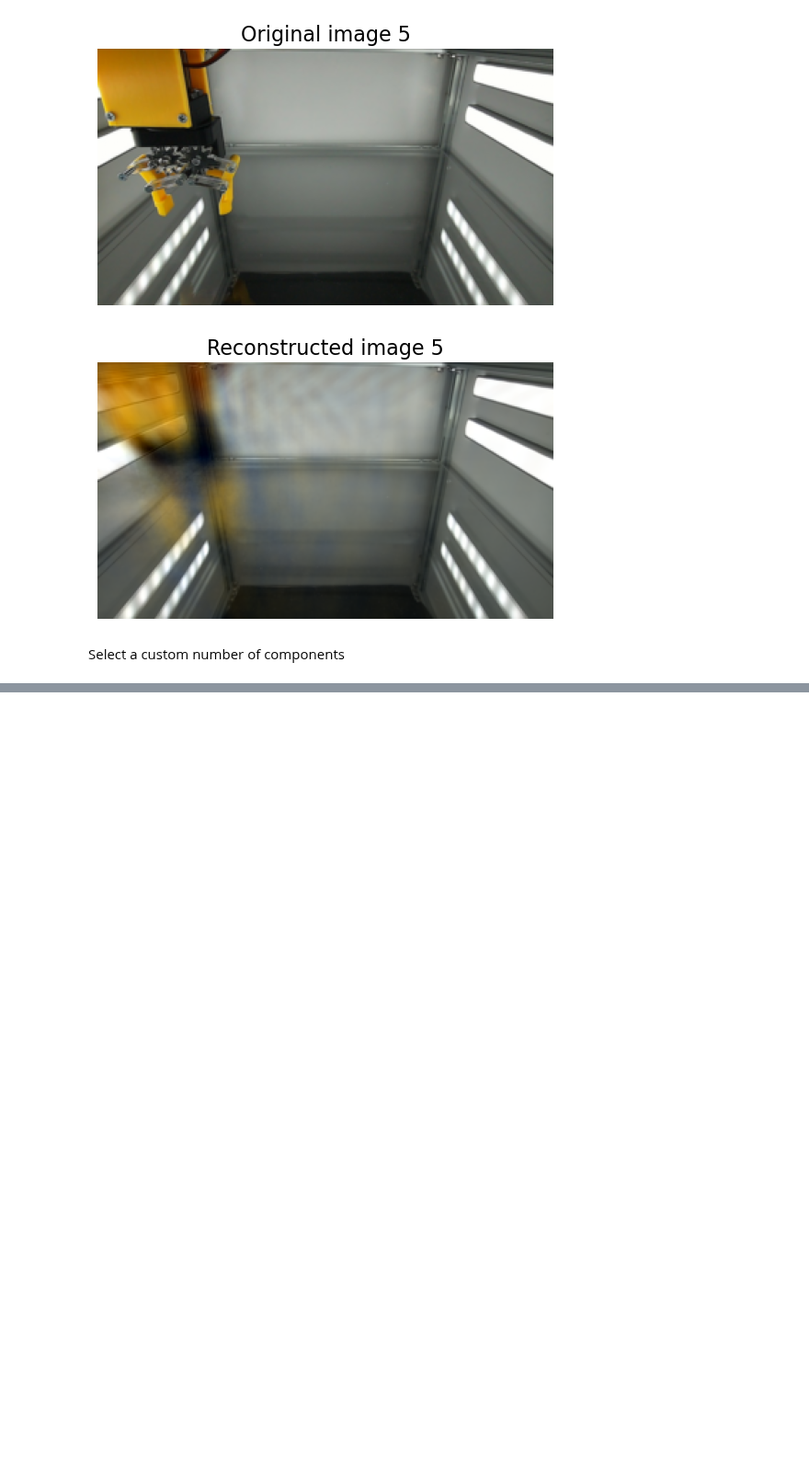
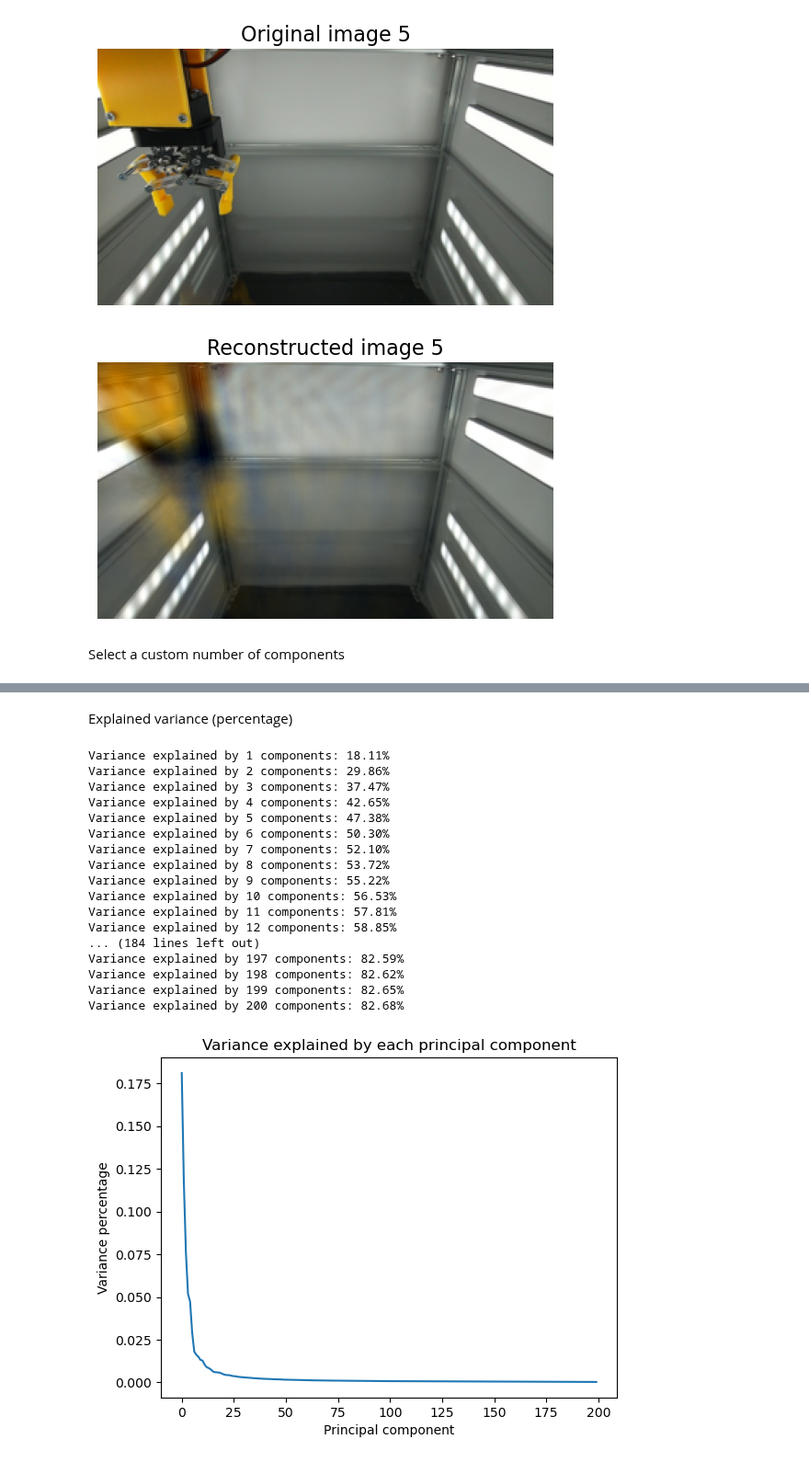
Before and after one commit to GiacomoBillo/cloudgripper-visual-autoencoder, a Jupyter notebook: data_analysis/pca.ipynb, the cells around one changed output, grey strips where cells are left out. Shown at 92% size. Cells and saved outputs as stored; diff of their text form; code cells hidden in the pictures; blank space fills up the shorter version.

```diff
--- a/data_analysis/pca.ipynb
+++ b/data_analysis/pca.ipynb
@@ -216,0 +222,38 @@ Projections shape: torch.Size([200, 200])
+# %% [markdown]
+Explained variance (percentage)
+# %%
+import matplotlib.pyplot as plt
+
+explained_variance = pca.explained_variance_ratio_
+plt.plot(explained_variance)
+plt.xlabel("Principal component")
+plt.ylabel("Variance percentage")
+plt.title("Variance explained by each principal component")
+
+plt.figure()
+plt.plot(np.cumsum(explained_variance))
+plt.xlabel("Principal component")
+plt.ylabel("Variance percentage")
+plt.title("Variance explained by n components")
+
+for i in range(len(explained_variance)):
+    print(f"Variance explained by {i+1} components: {np.sum(explained_variance[:i+1])*100:.2f}%")
+# %% [output]
+Variance explained by 1 components: 18.11%
+Variance explained by 2 components: 29.86%
+Variance explained by 3 components: 37.47%
+Variance explained by 4 components: 42.65%
+Variance explained by 5 components: 47.38%
+Variance explained by 6 components: 50.30%
+Variance explained by 7 components: 52.10%
+Variance explained by 8 components: 53.72%
+Variance explained by 9 components: 55.22%
+Variance explained by 10 components: 56.53%
+Variance explained by 11 components: 57.81%
+Variance explained by 12 components: 58.85%
+... (184 lines left out)
+Variance explained by 197 components: 82.59%
+Variance explained by 198 components: 82.62%
+Variance explained by 199 components: 82.65%
+Variance explained by 200 components: 82.68%
+[figure, added]
```
Also changed, not shown: parts of 6 cells of this notebook.
